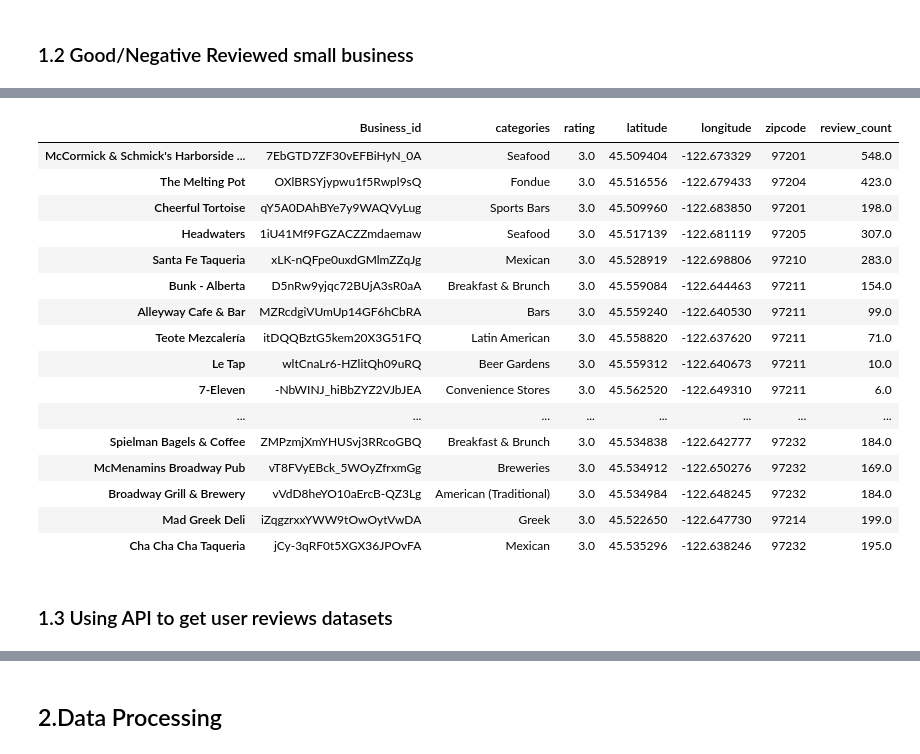
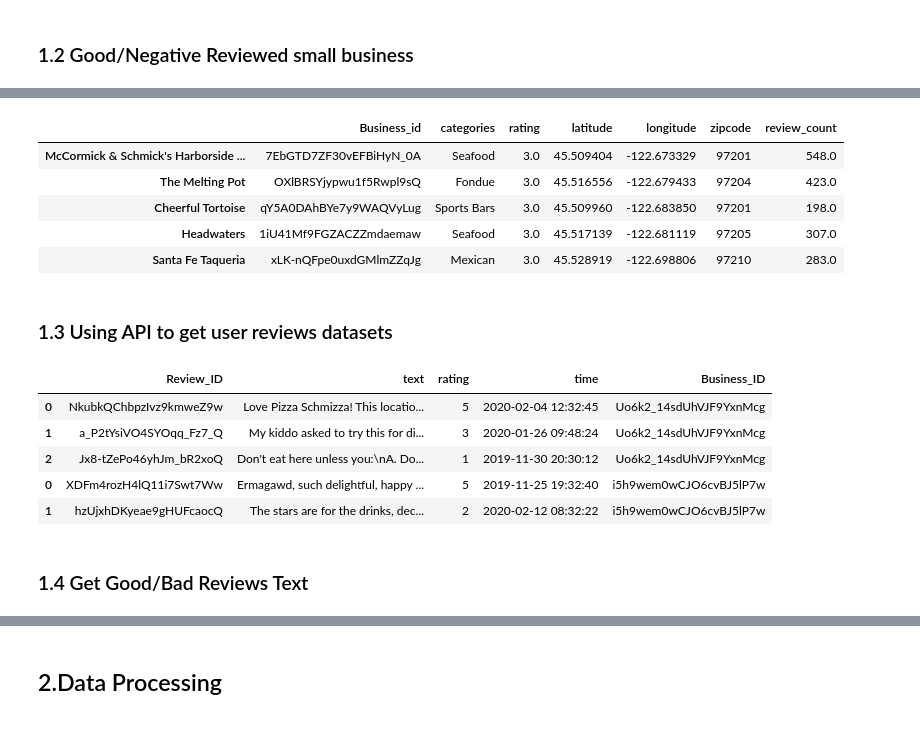
Before and after one commit to JasonZhangzy1757/CUSP-Capstone, a Jupyter notebook: User requirements_Portland.ipynb, the cells around one changed output, grey strips where cells are left out. Saved outputs shown, nothing was run; the diff lists cells and outputs as text; code cells hidden in the pictures.

```diff
--- a/User requirements_Portland.ipynb
+++ b/User requirements_Portland.ipynb
@@ -160,24 +117,13 @@ rating_good
 # %%
 rating_bad=business[business['rating']<3.5]
-rating_bad
+rating_bad.head()
 # %% [output]
 |  | Business_id | categories | rating | latitude | longitude | zipcode | review_count |
 | McCormick & Schmick's Harborside ... | 7EbGTD7ZF30vEFBiHyN_0A | Seafood | 3.0 | 45.509404 | -122.673329 | 97201 | 548.0 |
 | The Melting Pot | OXlBRSYjypwu1f5Rwpl9sQ | Fondue | 3.0 | 45.516556 | -122.679433 | 97204 | 423.0 |
 | Cheerful Tortoise | qY5A0DAhBYe7y9WAQVyLug | Sports Bars | 3.0 | 45.509960 | -122.683850 | 97201 | 198.0 |
 | Headwaters | 1iU41Mf9FGZACZZmdaemaw | Seafood | 3.0 | 45.517139 | -122.681119 | 97205 | 307.0 |
 | Santa Fe Taqueria | xLK-nQFpe0uxdGMlmZZqJg | Mexican | 3.0 | 45.528919 | -122.698806 | 97210 | 283.0 |
-| Bunk - Alberta | D5nRw9yjqc72BUjA3sR0aA | Breakfast & Brunch | 3.0 | 45.559084 | -122.644463 | 97211 | 154.0 |
-| Alleyway Cafe & Bar | MZRcdgiVUmUp14GF6hCbRA | Bars | 3.0 | 45.559240 | -122.640530 | 97211 | 99.0 |
-| Teote Mezcalería | itDQQBztG5kem20X3G51FQ | Latin American | 3.0 | 45.558820 | -122.637620 | 97211 | 71.0 |
-| Le Tap | wltCnaLr6-HZlitQh09uRQ | Beer Gardens | 3.0 | 45.559312 | -122.640673 | 97211 | 10.0 |
-| 7-Eleven | -NbWINJ_hiBbZYZ2VJbJEA | Convenience Stores | 3.0 | 45.562520 | -122.649310 | 97211 | 6.0 |
-| ... | ... | ... | ... | ... | ... | ... | ... |
-| Spielman Bagels & Coffee | ZMPzmjXmYHUSvj3RRcoGBQ | Breakfast & Brunch | 3.0 | 45.534838 | -122.642777 | 97232 | 184.0 |
-| McMenamins Broadway Pub | vT8FVyEBck_5WOyZfrxmGg | Breweries | 3.0 | 45.534912 | -122.650276 | 97232 | 169.0 |
-| Broadway Grill & Brewery | vVdD8heYO10aErcB-QZ3Lg | American (Traditional) | 3.0 | 45.534984 | -122.648245 | 97232 | 184.0 |
-| Mad Greek Deli | iZqgzrxxYWW9tOwOytVwDA | Greek | 3.0 | 45.522650 | -122.647730 | 97214 | 199.0 |
-| Cha Cha Cha Taqueria | jCy-3qRF0t5XGX36JPOvFA | Mexican | 3.0 | 45.535296 | -122.638246 | 97232 | 195.0 |
 # %%
 rating_bad.to_csv('rating_bad.csv')
 rating_good.to_csv('rating_good.csv')
@@ -185,0 +138,35 @@ rating_good.to_csv('rating_good.csv')
+# %%
+R=[]
+
+for j in range(len(reviews)):
+    data=reviews[j].json()
+
+    rating=[]
+    text=[]
+    time=[]
+    Review_ID=[]
+
+    for i in range(len(data['reviews'])):
+
+        Review_ID+=[data['reviews'][i]['id']]
+        text+=[data['reviews'][i]['text']]
+        time+=[data['reviews'][i]['time_created']]
+        rating+=[data['reviews'][i]['rating']]
+
+    R.append(pd.DataFrame({'Review_ID':Review_ID,
+              'text':text,
+              'rating':rating,
+              'time':time}))
+
+for i in range(len(business)):
+    R[i]['Business_ID']=business['Business_id'][i]
+
+Review_Portland= pd.concat(R)
+Review_Portland.head()
+# %% [output]
+|  | Review_ID | text | rating | time | Business_ID |
+| 0 | NkubkQChbpzIvz9kmweZ9w | Love Pizza Schmizza! This locatio... | 5 | 2020-02-04 12:32:45 | Uo6k2_14sdUhVJF9YxnMcg |
+| 1 | a_P2tYsiVO4SYOqq_Fz7_Q | My kiddo asked to try this for di... | 3 | 2020-01-26 09:48:24 | Uo6k2_14sdUhVJF9YxnMcg |
+| 2 | Jx8-tZePo46yhJm_bR2xoQ | Don't eat here unless you:\nA. Do... | 1 | 2019-11-30 20:30:12 | Uo6k2_14sdUhVJF9YxnMcg |
+| 0 | XDFm4rozH4lQ11i7Swt7Ww | Ermagawd, such delightful, happy ... | 5 | 2019-11-25 19:32:40 | i5h9wem0wCJO6cvBJ5lP7w |
+| 1 | hzUjxhDKyeae9gHUFcaocQ | The stars are for the drinks, dec... | 2 | 2020-02-12 08:32:22 | i5h9wem0wCJO6cvBJ5lP7w |
@@ -186,3 +175,5 @@ rating_good.to_csv('rating_good.csv')
+# %% [markdown]
+### 1.4 Get Good/Bad Reviews Text
 # %%
 review_good=[]
 for i in rating_good['Business_id']:
```
Also changed, not shown: parts of 31 cells of this notebook.
